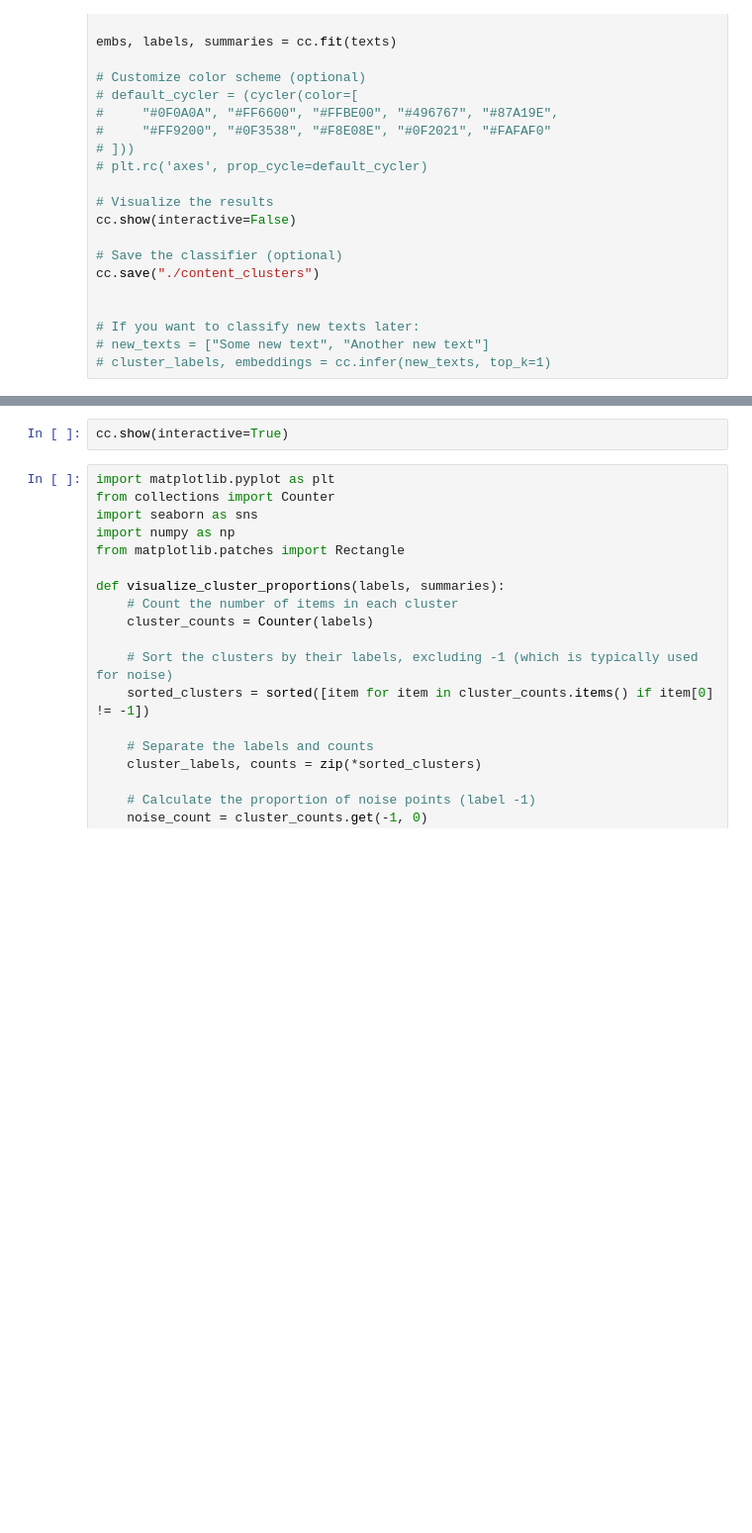
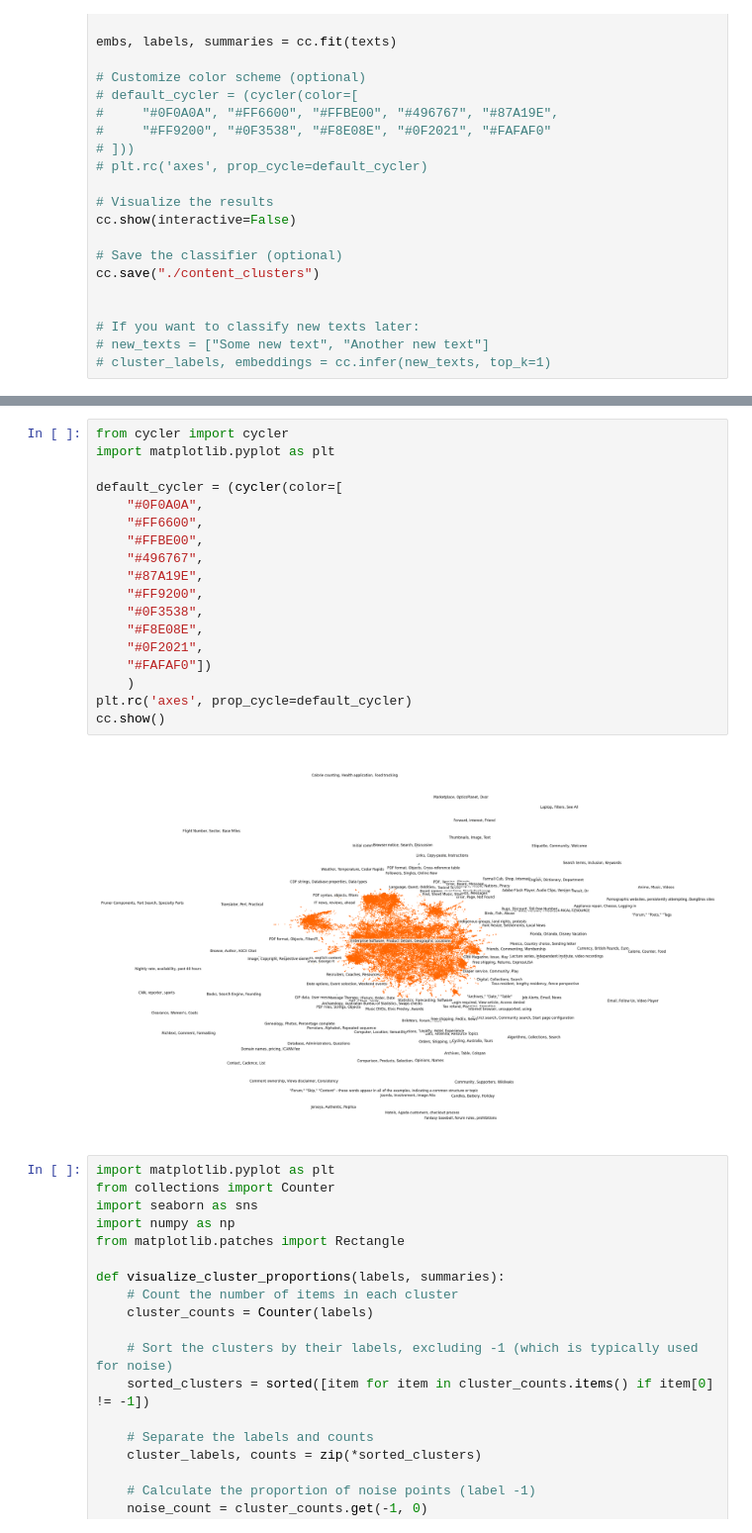
Before and after one commit to suhmily/text-clustering, a Jupyter notebook: cluster_cc_visualize.ipynb, the cells around one changed output, grey strips where cells are left out. Shown at 99% size. Drawn from its saved outputs; the diff is of its cells as text; blank space fills up the shorter version.

```diff
--- a/cluster_cc_visualize.ipynb
+++ b/cluster_cc_visualize.ipynb
@@ -111,5 +115,23 @@ cc.show(interactive=False)
-# %%
-cc.show(interactive=True)
+# %%
+from cycler import cycler
+import matplotlib.pyplot as plt
+
+default_cycler = (cycler(color=[
+    "#0F0A0A",
+    "#FF6600",
+    "#FFBE00",
+    "#496767",
+    "#87A19E",
+    "#FF9200",
+    "#0F3538",
+    "#F8E08E",
+    "#0F2021",
+    "#FAFAF0"])
+    )
+plt.rc('axes', prop_cycle=default_cycler)
+cc.show()
+# %% [output]
+[figure, added]
 # %%
 import matplotlib.pyplot as plt
 from collections import Counter
```
Also changed, not shown: parts of 7 cells of this notebook, 2 other files.
